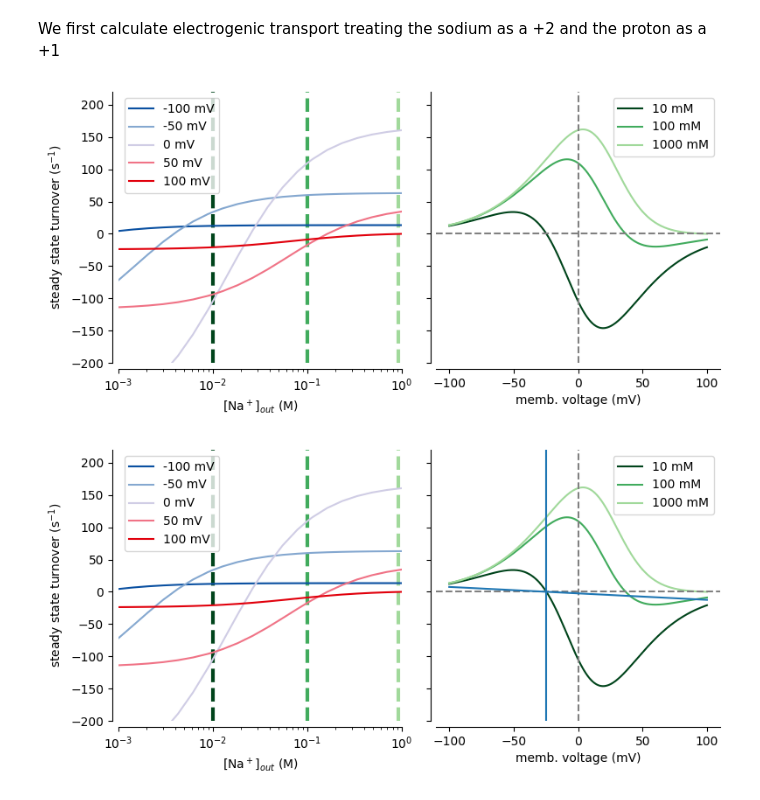
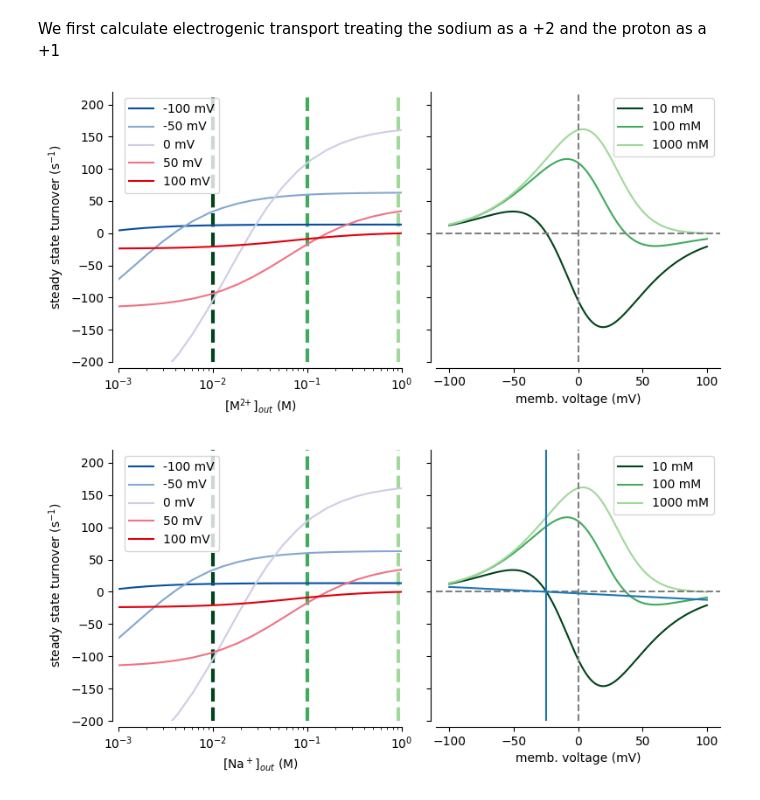
Before and after one commit to Becksteinlab/multibind-publication-code, a Jupyter notebook: full_antiporter_example/antiporter_model.ipynb, the cells around one changed output. Saved outputs shown, nothing was run; the diff lists cells and outputs as text; code cells hidden in the pictures.

Commit message:
Xlabel for ion fed in through kwarg

```diff
--- a/full_antiporter_example/antiporter_model.ipynb
+++ b/full_antiporter_example/antiporter_model.ipynb
@@ -156,7 +156,7 @@ def scan_parameters(voltages, sodium_concentrations, data, charge_H = 1, charge_
             flux, drive, connection_labels, pops, Gp = transport(c_equil, k, 10**-pH, Na, charge_H = charge_H, charge_N = charge_N, **{'c_na_out': na, 'voltage': v})
             data[i, j] = flux
 
-def make_plot(voltages, display_voltages, na_out, data, label, vxlim = None, vylim = None):
+def make_plot(voltages, display_voltages, na_out, data, label, vxlim = None, vylim = None, ion_xlabel = r'$[$Na$^+]_{out}$ (M)'):
 
     volt_colors =  ["#0a50a1",
                     "#85a8d0",
@@ -170,7 +170,7 @@ def make_plot(voltages, display_voltages, na_out, data, label, vxlim = None, vyl
     ax_na.axvline(0.1, linestyle='dashed', color='#41ab5d', lw=3)
     ax_na.axvline(0.01, linestyle='dashed', color='#00441b', lw=3)
 
-    ax_na.set_xlabel(r'$[$Na$^+]_{out}$ (M)')
+    ax_na.set_xlabel(ion_xlabel)
     ax_na.set_ylabel(r'steady state turnover (s$^{-1}$)')
 
     na_idx001 = np.argwhere(na_out == 0.01)[0][0]
@@ -234,14 +234,16 @@ We first calculate electrogenic transport treating the sodium as a +2 and the pr
 # %%
 display_voltages = np.array([-0.1, -0.05, 0, 0.05, 0.1]) # membrane voltage range
 fixed = np.array([0.001, 0.01, 0.1, 1]) # fixed sodium concentration range
 voltages, na_out, data = initialize_structures()
 
 # mutate data
 scan_parameters(voltages, na_out, data, charge_H = 1, charge_N = 2)
 
-fig, (ax_na, ax_v) = make_plot(voltages, display_voltages, na_out, data, "electrogenic_2N_1H")
+ion_label = r'$[$M$^{2\!\!+}]_{out}$ (M)'
+
+fig, (ax_na, ax_v) = make_plot(voltages, display_voltages, na_out, data, "electrogenic_2N_1H", ion_xlabel=ion_label)
 # %% [output]
-[figure, old version]
+[figure, new version]
 # %%
 h_in = 10**(-7.4) # pH 7.4
 h_out = 10**(-7) # pH 7
```
Also changed, not shown: parts of 1 cell of this notebook, 1 other file.
